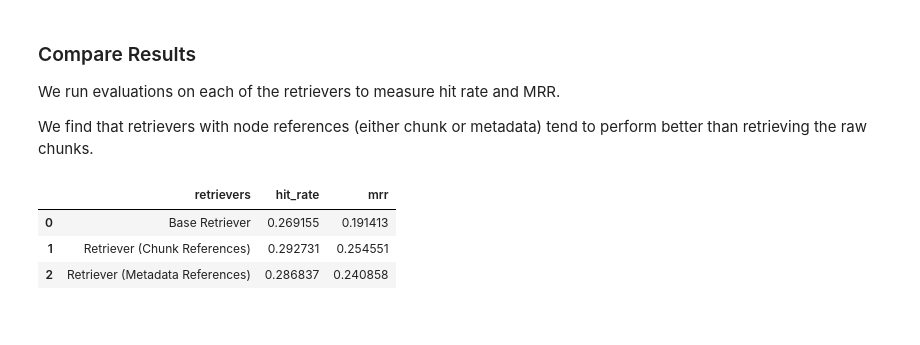
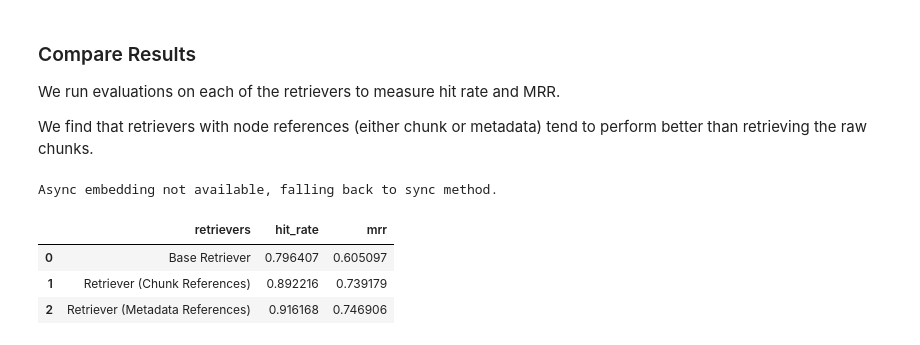
Before and after one commit to backend-engineer1/lliama, a Jupyter notebook: docs/examples/retrievers/recursive_retriever_nodes.ipynb, the cells around one changed output. Saved outputs shown, nothing was run; the diff lists cells and outputs as text; code cells hidden in the pictures.

Commit message:
add proper retrieval evals to node references notebook (#7796)

```diff
--- a/docs/examples/retrievers/recursive_retriever_nodes.ipynb
+++ b/docs/examples/retrievers/recursive_retriever_nodes.ipynb
@@ -49,7 +58,7 @@ service_context = ServiceContext.from_defaults(llm=llm)
 
 Define a baseline retriever that simply fetches the top-k raw text nodes by embedding similarity.
 # %%
-base_index = VectorStoreIndex(base_nodes)
+base_index = VectorStoreIndex(base_nodes, service_context=service_context)
 base_retriever = base_index.as_retriever(similarity_top_k=2)
 # %%
 retrievals = base_retriever.retrieve(
@@ -469,7 +462,13 @@ retriever_chunk = RecursiveRetriever(
     node_dict=all_nodes_dict,
     verbose=True,
 )
-results_chunk = evaluate(eval_dataset, retriever_chunk)
+retriever_evaluator = RetrieverEvaluator.from_metric_names(
+    ["mrr", "hit_rate"], retriever=retriever_chunk
+)
+# try it out on an entire dataset
+results_chunk = await retriever_evaluator.aevaluate_dataset(
+    eval_dataset, show_progress=True
+)
 # %%
 vector_retriever_metadata = vector_index_metadata.as_retriever(similarity_top_k=top_k)
 retriever_metadata = RecursiveRetriever(
@@ -478,22 +477,36 @@ retriever_metadata = RecursiveRetriever(
     node_dict=all_nodes_dict,
     verbose=True,
 )
-
-results_metadata = evaluate(eval_dataset, retriever_metadata)
+retriever_evaluator = RetrieverEvaluator.from_metric_names(
+    ["mrr", "hit_rate"], retriever=retriever_metadata
+)
+# try it out on an entire dataset
+results_metadata = await retriever_evaluator.aevaluate_dataset(
+    eval_dataset, show_progress=True
+)
 # %%
-base_retriever = base_index.as_retriever(similarity_top_k=top_k)
-results_base = evaluate(eval_dataset, base_retriever)
+base_retriever = base_index.as_retriever(similarity_top_k=10)
+retriever_evaluator = RetrieverEvaluator.from_metric_names(
+    ["mrr", "hit_rate"], retriever=base_retriever
+)
+# try it out on an entire dataset
+results_base = await retriever_evaluator.aevaluate_dataset(
+    eval_dataset, show_progress=True
+)
+# %% [output]
+Async embedding not available, falling back to sync method.
 # %%
-display_results(
+full_results_df = get_retrieval_results_df(
     [
         "Base Retriever",
         "Retriever (Chunk References)",
         "Retriever (Metadata References)",
     ],
     [results_base, results_chunk, results_metadata],
 )
+display(full_results_df)
 # %% [output]
 |  | retrievers | hit_rate | mrr |
-| 0 | Base Retriever | 0.269155 | 0.191413 |
-| 1 | Retriever (Chunk References) | 0.292731 | 0.254551 |
-| 2 | Retriever (Metadata References) | 0.286837 | 0.240858 |
+| 0 | Base Retriever | 0.796407 | 0.605097 |
+| 1 | Retriever (Chunk References) | 0.892216 | 0.739179 |
+| 2 | Retriever (Metadata References) | 0.916168 | 0.746906 |
```
Also changed, not shown: parts of 14 cells of this notebook, 3 other files.
